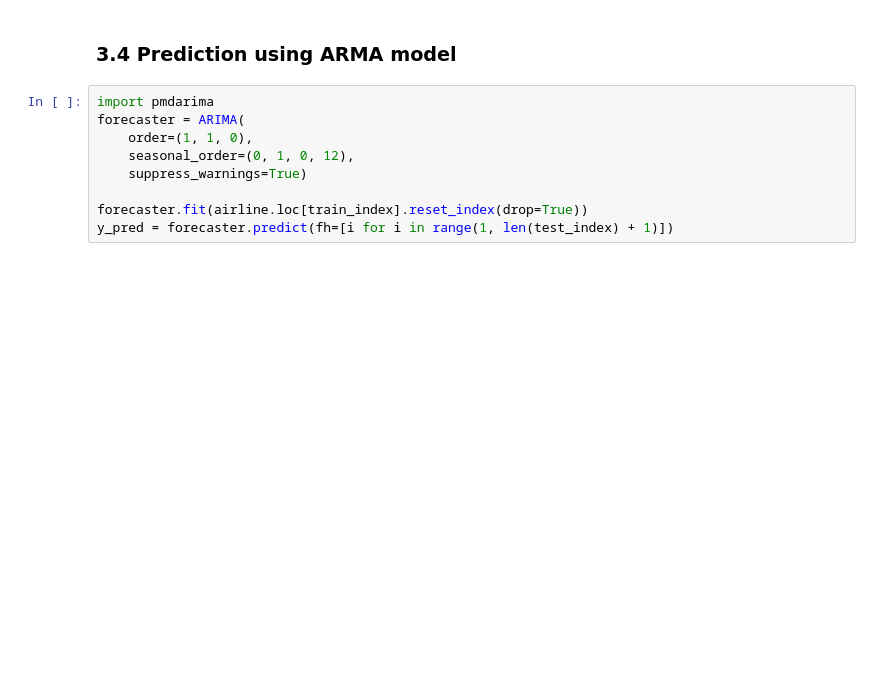
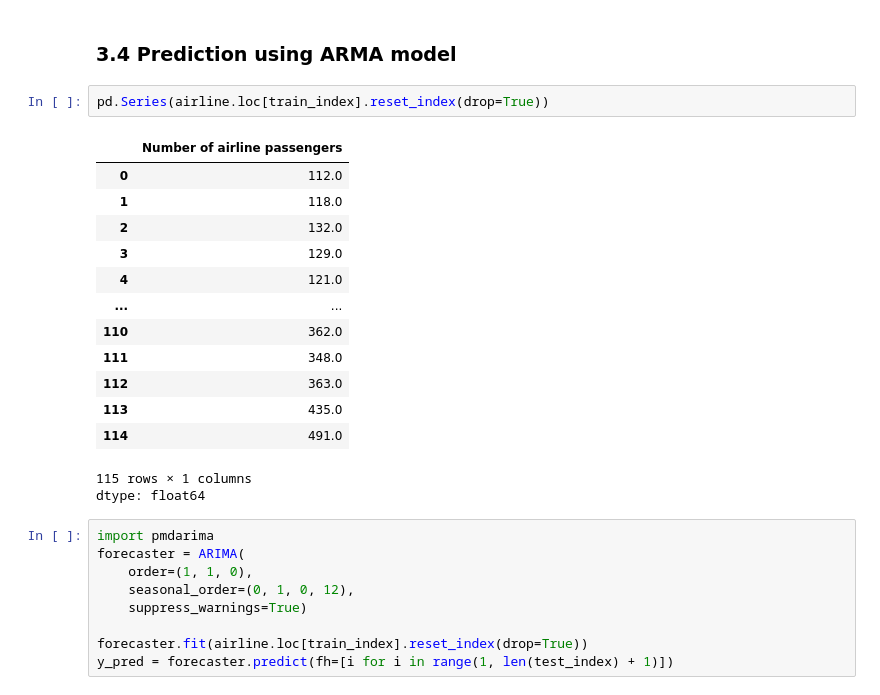
Before and after one commit to svondracek0/dtse-applied-ts, a Jupyter notebook: airline_analysis/airline_analysis.ipynb, the cells around one changed output. Drawn from its saved outputs; the diff is of its cells as text; blank space fills up the shorter version.

```diff
--- a/airline_analysis/airline_analysis.ipynb
+++ b/airline_analysis/airline_analysis.ipynb
@@ -314,5 +312,22 @@ plt.show()
 # %% [markdown]
 ### 3.4 Prediction using ARMA model
+# %%
+pd.Series(airline.loc[train_index].reset_index(drop=True))
+# %% [output]
+|  | Number of airline passengers |
+| 0 | 112.0 |
+| 1 | 118.0 |
+| 2 | 132.0 |
+| 3 | 129.0 |
+| 4 | 121.0 |
+| ... | ... |
+| 110 | 362.0 |
+| 111 | 348.0 |
+| 112 | 363.0 |
+| 113 | 435.0 |
+| 114 | 491.0 |
+115 rows × 1 columns
+dtype: float64
 # %%
 import pmdarima
 forecaster = ARIMA(
```
Also changed, not shown: parts of 30 cells of this notebook.
